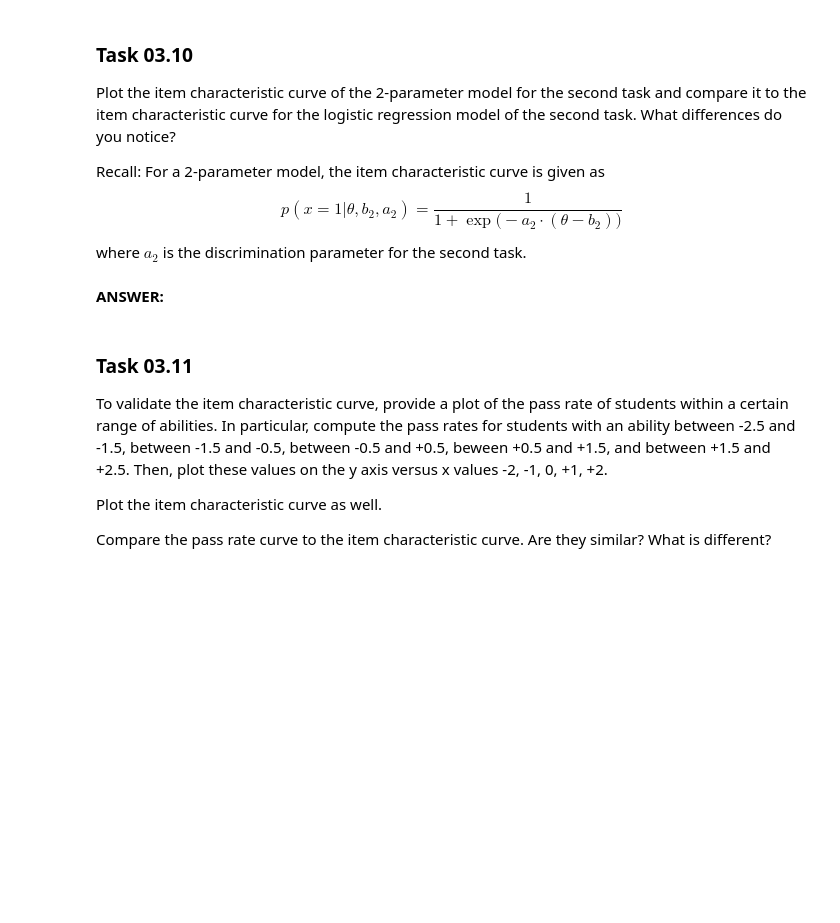
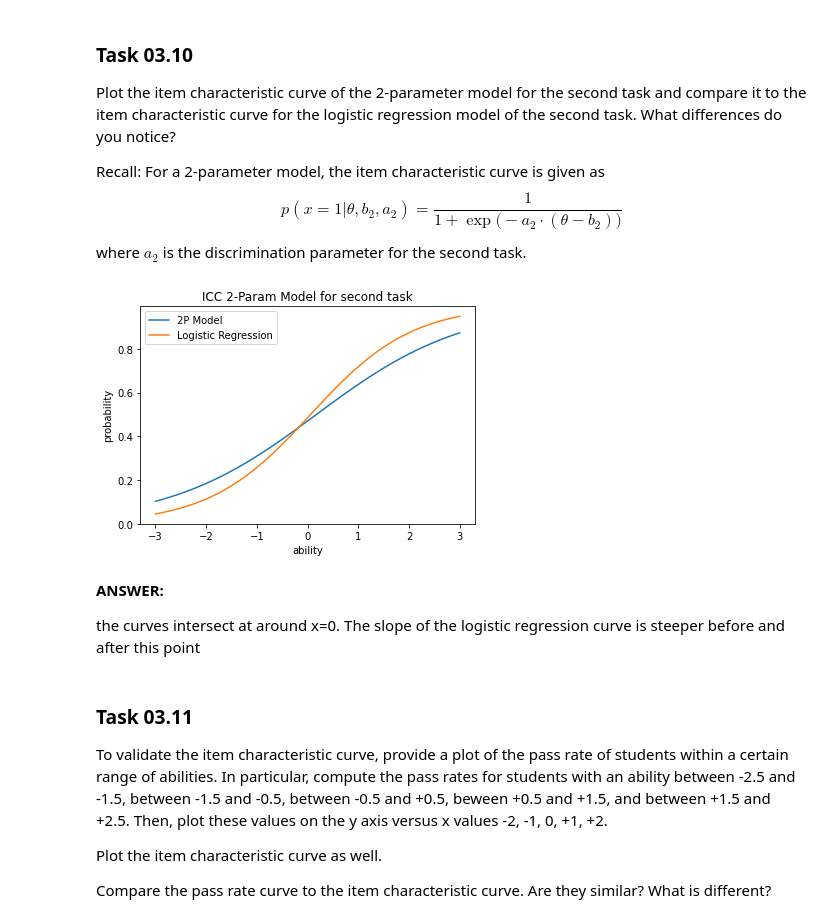
Before and after one commit to bhunecke/data-mining, a Jupyter notebook: sheet03/sheet03.ipynb, the cells around one changed output. Drawn from its saved outputs; the diff is of its cells as text; code cells hidden in the pictures; blank space fills up the shorter version.

Commit message:
Added Tasks 9-11

```diff
--- a/sheet03/sheet03.ipynb
+++ b/sheet03/sheet03.ipynb
@@ -261,8 +283,39 @@ Recall: For a 2-parameter model, the item characteristic curve is given as
 p(x = 1|\theta, b_2, a_2) = \frac{1}{1 + \exp\Big(-a_2 \cdot (\theta-b_2)\Big)}
 \end{equation*}
 where $a_2$ is the discrimination parameter for the second task.
+# %%
+#a_2 = disrimmination param of the second task
+#b_2 = the difficulty of the second task
+#theta = the ability of the second task
+
+abilities = np.linspace(-3,3, num=61)
+
+def item_characteristic_curve(a_2, b_2, theta):
+    return 1 / (1 + np.e**((-a_2) * (theta - b_2)))
+
+a_2 = model['Discrimination'][1]
+b_2 = model['Difficulty'][1]
+
+
+
+res = []
+for i in abilities:
+    res.append(item_characteristic_curve(a_2, b_2, i))
+
+
+plt.plot(abilities, res, label="2P Model")
+plt.plot(abilities, icc, label="Logistic Regression")
+plt.xlabel("ability")
+plt.ylabel("probability")
+plt.legend(loc="upper left")
+plt.title("ICC 2-Param Model for second task")
+plt.show()
+# %% [output]
+[figure, added]
 # %% [markdown]
 **ANSWER:**
+
+the curves intersect at around x=0. The slope of the logistic regression curve is steeper before and after this point
 # %% [markdown]
 ### Task 03.11
 
```
Also changed, not shown: parts of 8 cells of this notebook.
